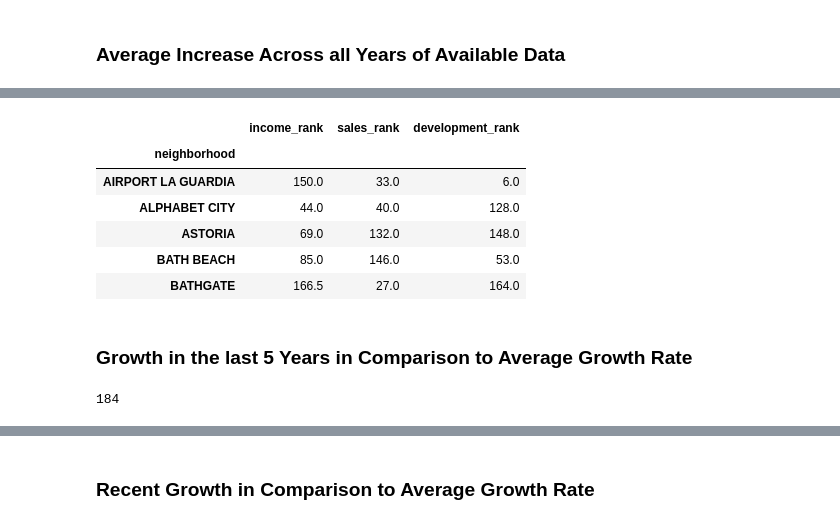
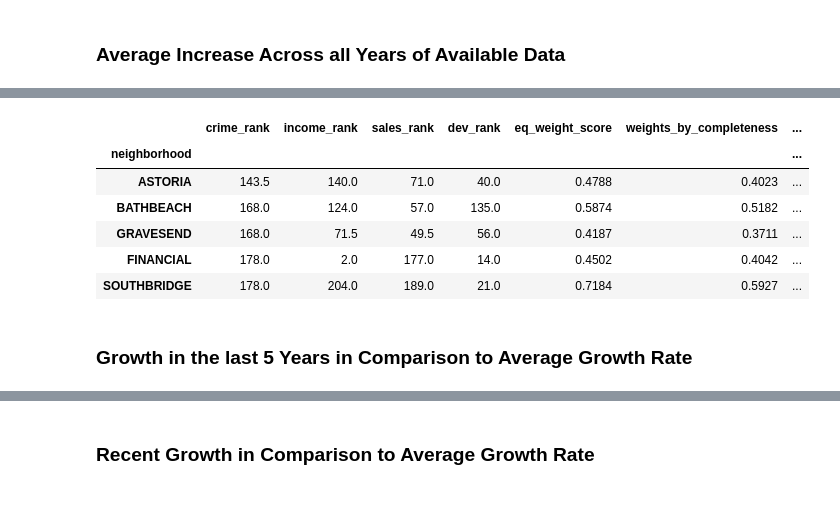
Before and after one commit to ekuo651/NYC-RE-Neighborhood-Trends, a Jupyter notebook: Joint_Analysis.ipynb, the cells around one changed output, grey strips where cells are left out. Saved outputs shown, nothing was run; the diff lists cells and outputs as text; code cells hidden in the pictures.

Commit message:
completed score and rank calculations and oppzone analysis

```diff
--- a/Joint_Analysis.ipynb
+++ b/Joint_Analysis.ipynb
@@ -92,7 +82,6 @@ income_df.head()
 | AIRPORTJFK | 47.046511 | 0.0078 | 0.0151 | 0.0073 | 0.0162 | 0.0084 | ... |
 # %%
 # adding ranking metrics to sales_df
-
 new_sales_columns = ['neighborhood',
                      'avg_yearly_sales',
                      'avg_pct_change',
@@ -103,10 +92,10 @@ new_sales_columns = ['neighborhood',
 sales_df.columns = new_sales_columns
 sales_df['neighborhood']=sales_df['neighborhood'].str.replace(' ','')
 sales_df.set_index(['neighborhood'], inplace=True)
-sales_df['current_rank']=sales_df['avg_yearly_sales'].rank(ascending=False)
-sales_df['avg_change_rank']=sales_df['avg_pct_change'].rank(ascending=False)
-sales_df['growth_3yr_rank']=sales_df['comparison_3yr'].rank(ascending=False)
-sales_df['growth_5yr_rank']=sales_df['comparison_5yr'].rank(ascending=False)
+sales_df['current_rank']=sales_df['avg_yearly_sales'].rank(ascending=True)
+sales_df['avg_change_rank']=sales_df['avg_pct_change'].rank(ascending=True)
+sales_df['growth_3yr_rank']=sales_df['comparison_3yr'].rank(ascending=True)
+sales_df['growth_5yr_rank']=sales_df['comparison_5yr'].rank(ascending=True)
 sales_df.head()
 # %% [output]
 |  | avg_yearly_sales | avg_pct_change | pct_change_3yr | comparison_3yr | pct_change_5yr | comparison_5yr | ... |
@@ -139,10 +128,10 @@ new_dev_columns = ['neighborhood',
 dev_df.columns = new_dev_columns
 dev_df['neighborhood']=dev_df['neighborhood'].str.replace(' ','')
 dev_df.set_index(['neighborhood'], inplace=True)
-dev_df['current_rank']=dev_df['cumulative_sum'].rank(ascending=False)
-dev_df['avg_change_rank']=dev_df['avg_pct_change'].rank(ascending=False)
-dev_df['growth_3yr_rank']=dev_df['comparison_3yr'].rank(ascending=False)
-dev_df['growth_5yr_rank']=dev_df['comparison_5yr'].rank(ascending=False)
+dev_df['current_rank']=dev_df['cumulative_sum'].rank(ascending=True)
+dev_df['avg_change_rank']=dev_df['avg_pct_change'].rank(ascending=True)
+dev_df['growth_3yr_rank']=dev_df['comparison_3yr'].rank(ascending=True)
+dev_df['growth_5yr_rank']=dev_df['comparison_5yr'].rank(ascending=True)
 dev_df.head()
 # %% [output]
 |  | cumulative_sum | avg_pct_change | pct_change_3yr | comparison_3yr | pct_change_5yr | comparison_5yr | ... |
@@ -210,10 +198,15 @@ current_ranking.to_csv('dash_current_rank.csv')
 # %% [markdown]
 ### Average Increase Across all Years of Available Data
 # %%
-avg_increase_ranking = pd.concat([income_df['avg_change_rank'], sales_df['avg_change_rank'], dev_df['avg_change_rank']],
+# create dataframe to contain rankings by crime, income, sales, development
+avg_change_ranking = pd.concat([crime_df['avg_change_rank'],
+                             income_df['avg_change_rank'],
+                             sales_df['avg_change_rank'],
+                             dev_df['avg_change_rank']],
                             axis='columns',
                             join = 'inner')
-avg_increase_rank_columns = ['income_rank', 'sales_rank','development_rank']
-avg_increase_ranking.columns = avg_increase_rank_columns
-len(avg_increase_ranking)
+avg_change_rank_columns = ['crime_rank','income_rank', 'sales_rank','dev_rank']
+avg_change_ranking.columns = avg_change_rank_columns
+print(len(avg_change_ranking))
+avg_change_ranking.head()
 # %% [output]
@@ -221,10 +221,23 @@ KeyError: 'avg_change_rank'
+# %%
+avg_change_ranking['eq_weight_score'] = round((1/4)*(1/206)*(avg_change_ranking['crime_rank']+
+                                                          avg_change_ranking['income_rank']+
+                                                          avg_change_ranking['sales_rank']+
+                                                          avg_change_ranking['dev_rank']),4)
+avg_change_ranking['weights_by_completeness'] = round((1/4)*(1/206)*(avg_change_ranking['crime_rank']*(18/19)+
+                                                                  avg_change_ranking['income_rank']*(13/19)+
+                                                                  avg_change_ranking['sales_rank']*(16/19)+
+                                                                  avg_change_ranking['dev_rank']*(1)),4)
+avg_change_ranking['weights_by_reliability'] = round((1/4)*(1/206)*(avg_change_ranking['crime_rank']*(.5)+
+                                                                  avg_change_ranking['income_rank']*(.8)+
+                                                                  avg_change_ranking['sales_rank']*(1)+
+                                                                  avg_change_ranking['dev_rank']*(.9)),4)
 # %%
-avg_increase_ranking.head()
+avg_change_ranking.head()
 # %% [output]
-|  | income_rank | sales_rank | development_rank |
-| neighborhood |  |  |  |
-| AIRPORT LA GUARDIA | 150.0 | 33.0 | 6.0 |
-| ALPHABET CITY | 44.0 | 40.0 | 128.0 |
-| ASTORIA | 69.0 | 132.0 | 148.0 |
-| BATH BEACH | 85.0 | 146.0 | 53.0 |
-| BATHGATE | 166.5 | 27.0 | 164.0 |
+|  | crime_rank | income_rank | sales_rank | dev_rank | eq_weight_score | weights_by_completeness | ... |
+| neighborhood |  |  |  |  |  |  | ... |
+| ASTORIA | 143.5 | 140.0 | 71.0 | 40.0 | 0.4788 | 0.4023 | ... |
+| BATHBEACH | 168.0 | 124.0 | 57.0 | 135.0 | 0.5874 | 0.5182 | ... |
+| GRAVESEND | 168.0 | 71.5 | 49.5 | 56.0 | 0.4187 | 0.3711 | ... |
+| FINANCIAL | 178.0 | 2.0 | 177.0 | 14.0 | 0.4502 | 0.4042 | ... |
+| SOUTHBRIDGE | 178.0 | 204.0 | 189.0 | 21.0 | 0.7184 | 0.5927 | ... |
@@ -231,11 +246,2 @@ avg_increase_ranking.head()
 # %% [markdown]
 ### Growth in the last 5 Years in Comparison to Average Growth Rate
-# %%
-growth_5yr_ranking = pd.concat([income_df['growth_5yr_rank'], sales_df['growth_5yr_rank'], dev_df['growth_5yr_rank']],
-                            axis='columns',
-                            join = 'inner')
-growth_5yr_rank_columns = ['income_rank', 'sales_rank','development_rank']
-growth_5yr_ranking.columns = growth_5yr_rank_columns
-len(growth_5yr_ranking)
-# %% [output]
-184
```
Also changed, not shown: parts of 25 cells of this notebook.
